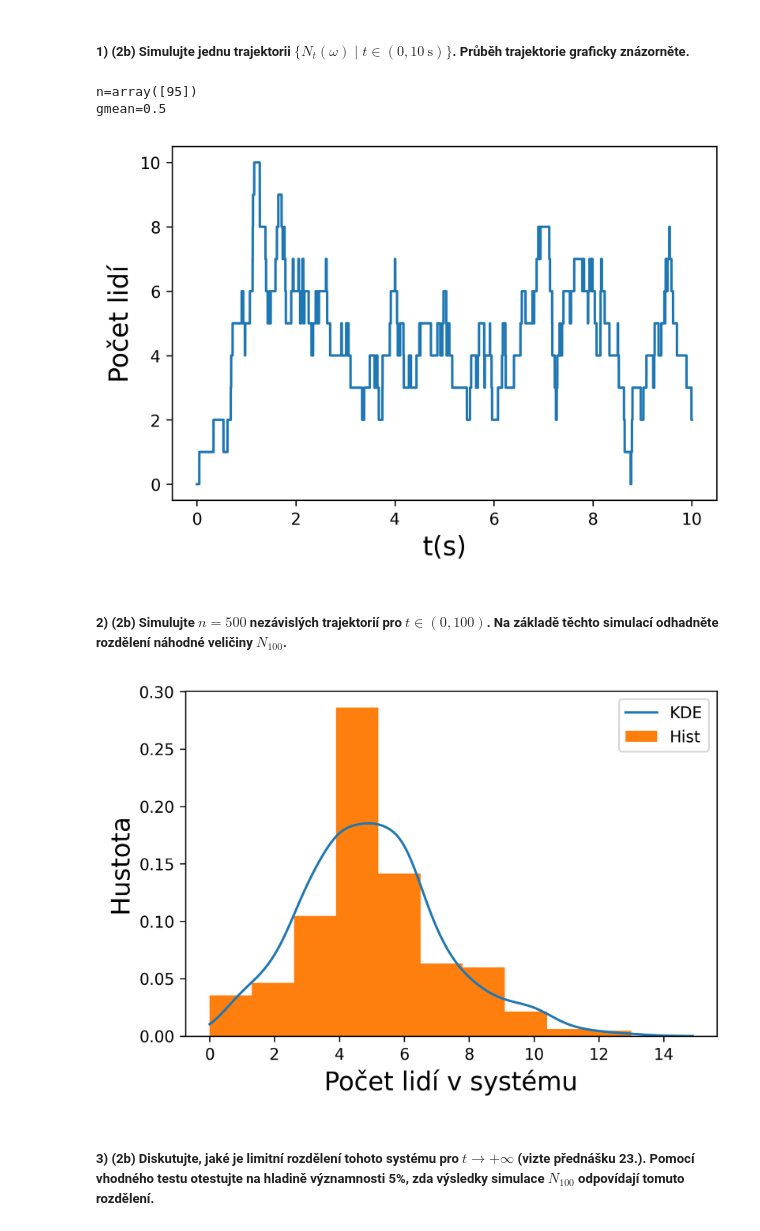
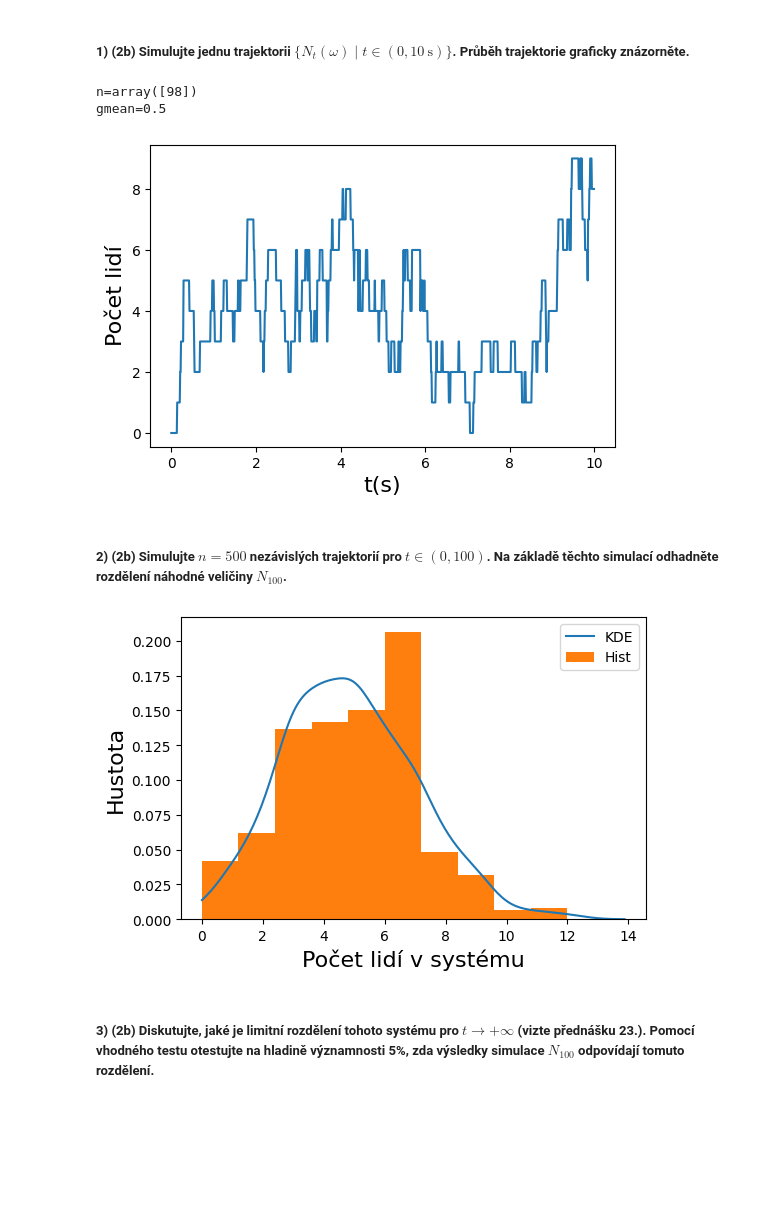
Before and after one commit to NevoleMarek/ni-vsm, a Jupyter notebook: 04/notebook.ipynb, the cells around one changed output. Drawn from its saved outputs; the diff is of its cells as text; code cells hidden in the pictures; blank space fills up the shorter version.

```diff
--- a/04/notebook.ipynb
+++ b/04/notebook.ipynb
@@ -51,38 +51,34 @@ def rvs(t, steps_per_second=10):
     return cnt
 # %%
 fig, ax = plt.subplots()
-fig.set_dpi(300)
+fig.set_dpi(100)
 
-x, y = zip(*trajectory(10, 100000))
+x, y = zip(*trajectory(10, 100))
 ax.plot(x, y)
 ax.set_xlabel('t(s)', size=16)
 ax.set_ylabel('Počet lidí', size=16)
 fig.savefig('img/traj.png', dpi=300)
 # %% [output]
-n=array([95])
+n=array([98])
 gmean=0.5
-[figure, old version]
+[figure, new version]
 # %% [markdown]
 ##### 2) (2b) Simulujte $n = 500$ nezávislých trajektorií pro $t\in(0,100)$. Na základě těchto simulací odhadněte rozdělení náhodné veličiny $N_{100}$.
 # %%
 n = 500
-N_distr = []
-
-for i in range(n):
-    N = rvs(t = 100)
-    N_distr.append(N)
+N_distr = [rvs(t = 100) for _ in range(n)]
 # %%
 import seaborn as sns
 
 fig, ax = plt.subplots()
-fig.set_dpi(300)
+fig.set_dpi(100)
 ax = sns.kdeplot(data=N_distr, clip=(0,None), label='KDE')
 ax.hist(N_distr, density=True, label='Hist')
 ax.set_ylabel('Hustota', size=16)
 ax.set_xlabel('Počet lidí v systému', size=16)
 ax.legend()
 fig.savefig('img/histkde.png', dpi=300)
 # %% [output]
-[figure, old version]
+[figure, new version]
 # %% [markdown]
 ##### 3) (2b) Diskutujte, jaké je limitní rozdělení tohoto systému pro $t\to+\infty$ (vizte přednášku 23.). Pomocí vhodného testu otestujte na hladině významnosti 5\%, zda výsledky simulace $N_{100}$ odpovídají tomuto rozdělení.
```
Also changed, not shown: parts of 1 cell of this notebook, 5 other files.
